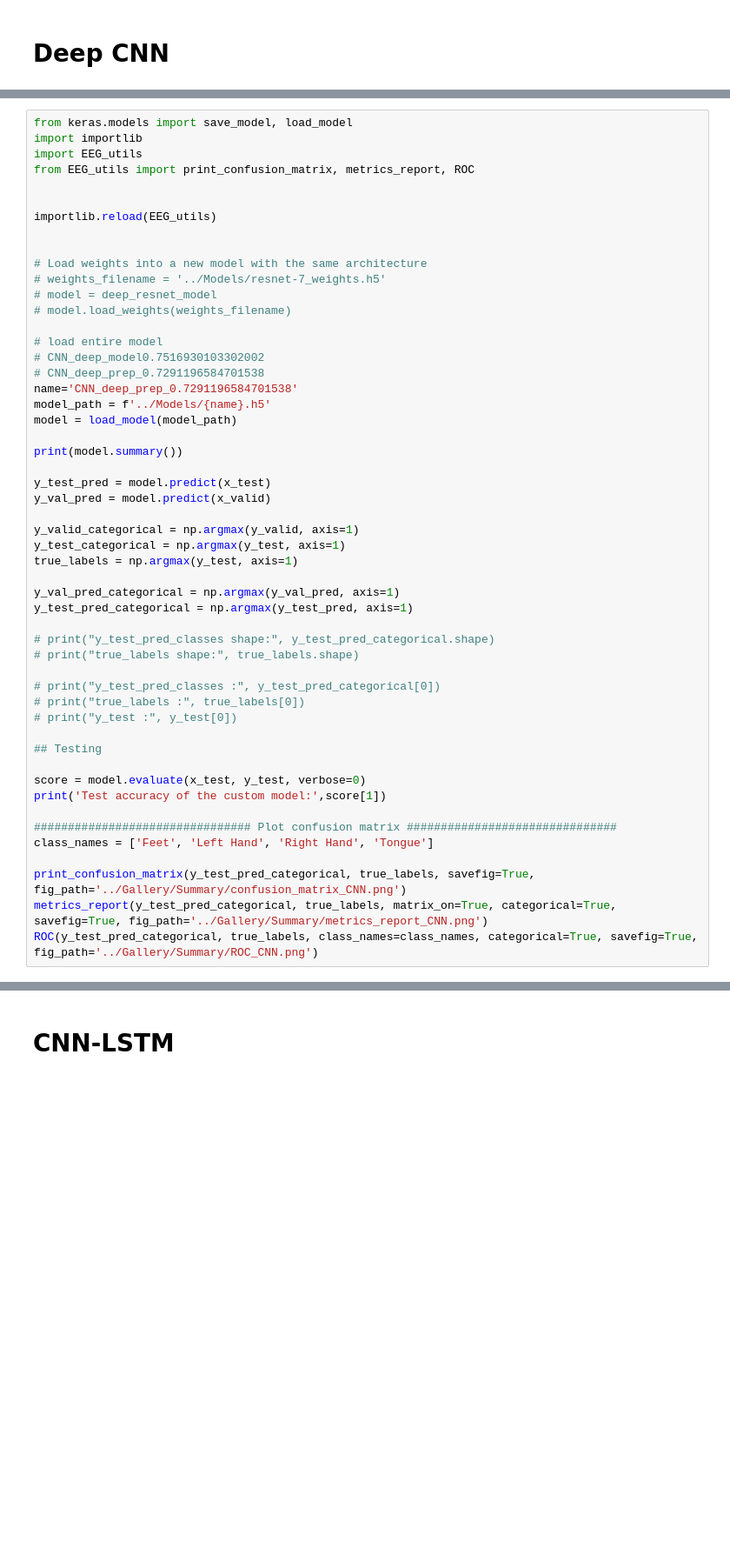
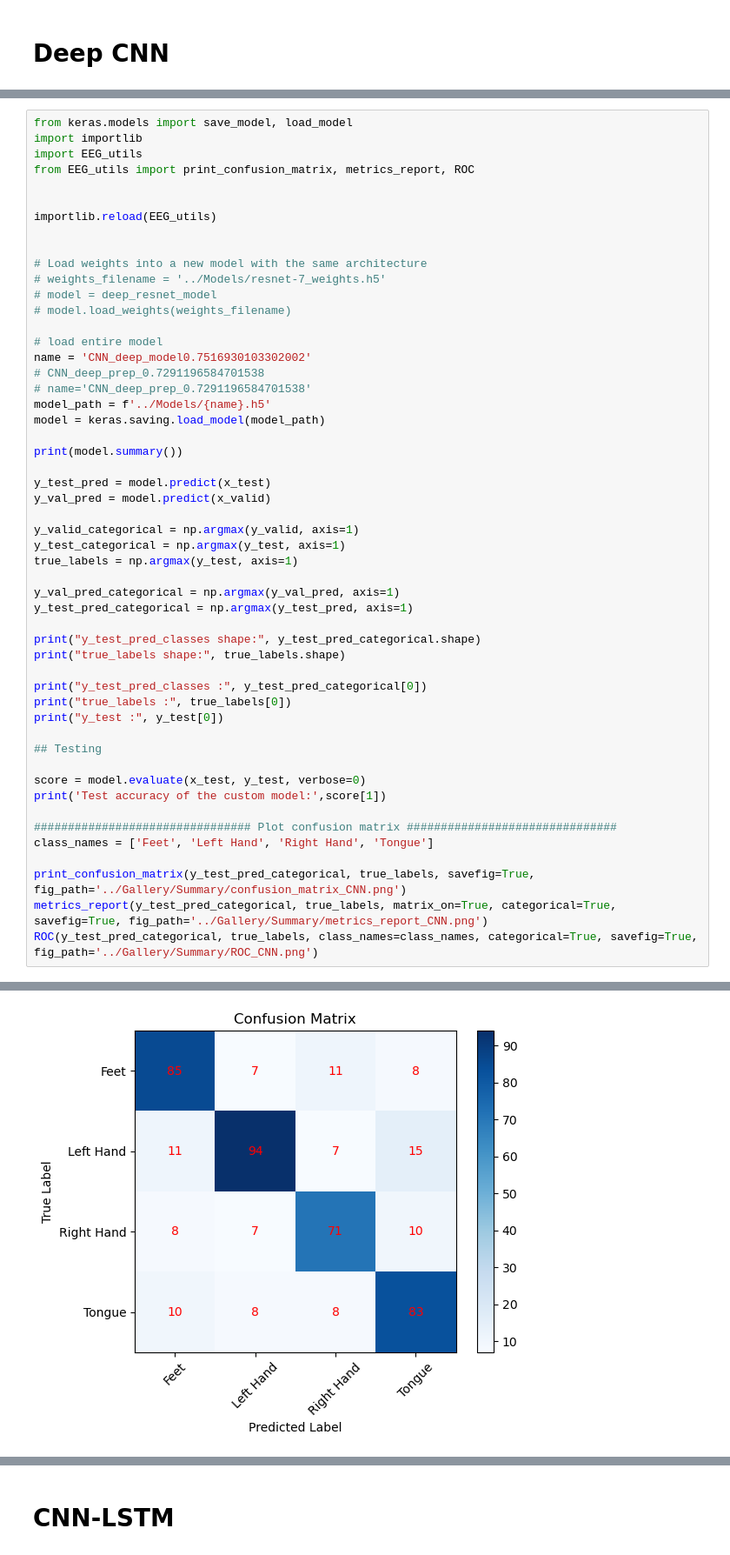
Before and after one commit to aaron68lee/Deep-Learning-EEG-BCI-Signal-Processing, a Jupyter notebook: model_eval.ipynb, the cells around one changed output, grey strips where cells are left out. Shown at 87% size. Drawn from its saved outputs; the diff is of its cells as text; blank space fills up the shorter version.

```diff
--- a/model_eval.ipynb
+++ b/model_eval.ipynb
@@ -320,11 +289,11 @@ importlib.reload(EEG_utils)
 # model.load_weights(weights_filename)
 
 # load entire model
-# CNN_deep_model0.7516930103302002
+name = 'CNN_deep_model0.7516930103302002'
 # CNN_deep_prep_0.7291196584701538
-name='CNN_deep_prep_0.7291196584701538'
+# name='CNN_deep_prep_0.7291196584701538'
 model_path = f'../Models/{name}.h5'
-model = load_model(model_path)
+model = keras.saving.load_model(model_path)
 
 print(model.summary())
 
@@ -338,12 +307,12 @@ true_labels = np.argmax(y_test, axis=1)
 y_val_pred_categorical = np.argmax(y_val_pred, axis=1)
 y_test_pred_categorical = np.argmax(y_test_pred, axis=1)
 
-# print("y_test_pred_classes shape:", y_test_pred_categorical.shape)
-# print("true_labels shape:", true_labels.shape)
+print("y_test_pred_classes shape:", y_test_pred_categorical.shape)
+print("true_labels shape:", true_labels.shape)
 
-# print("y_test_pred_classes :", y_test_pred_categorical[0])
-# print("true_labels :", true_labels[0])
-# print("y_test :", y_test[0])
+print("y_test_pred_classes :", y_test_pred_categorical[0])
+print("true_labels :", true_labels[0])
+print("y_test :", y_test[0])
 
 ## Testing
 
@@ -360,0 +346 @@ TypeError: __init__() got an unexpected keyword argument 'fn'
+[figure, added]
```
Also changed, not shown: parts of 4 cells of this notebook.
